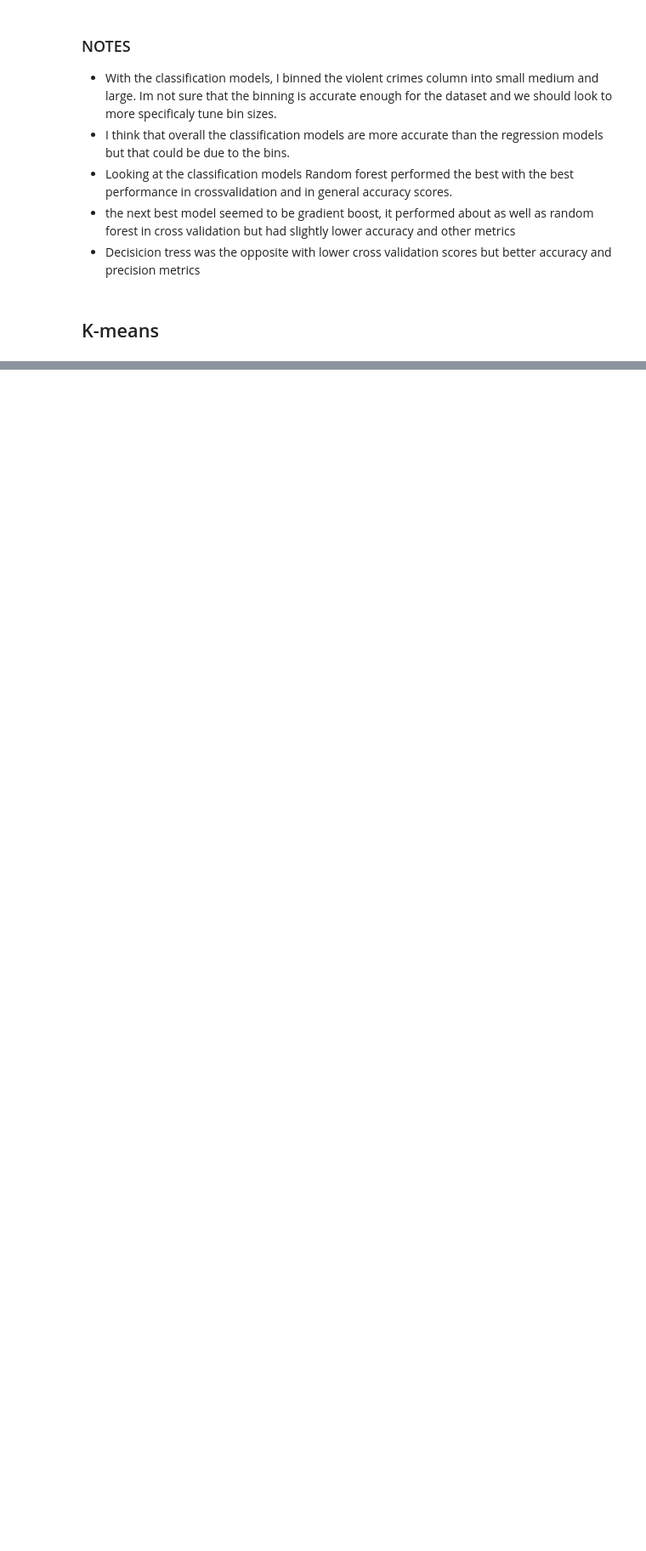
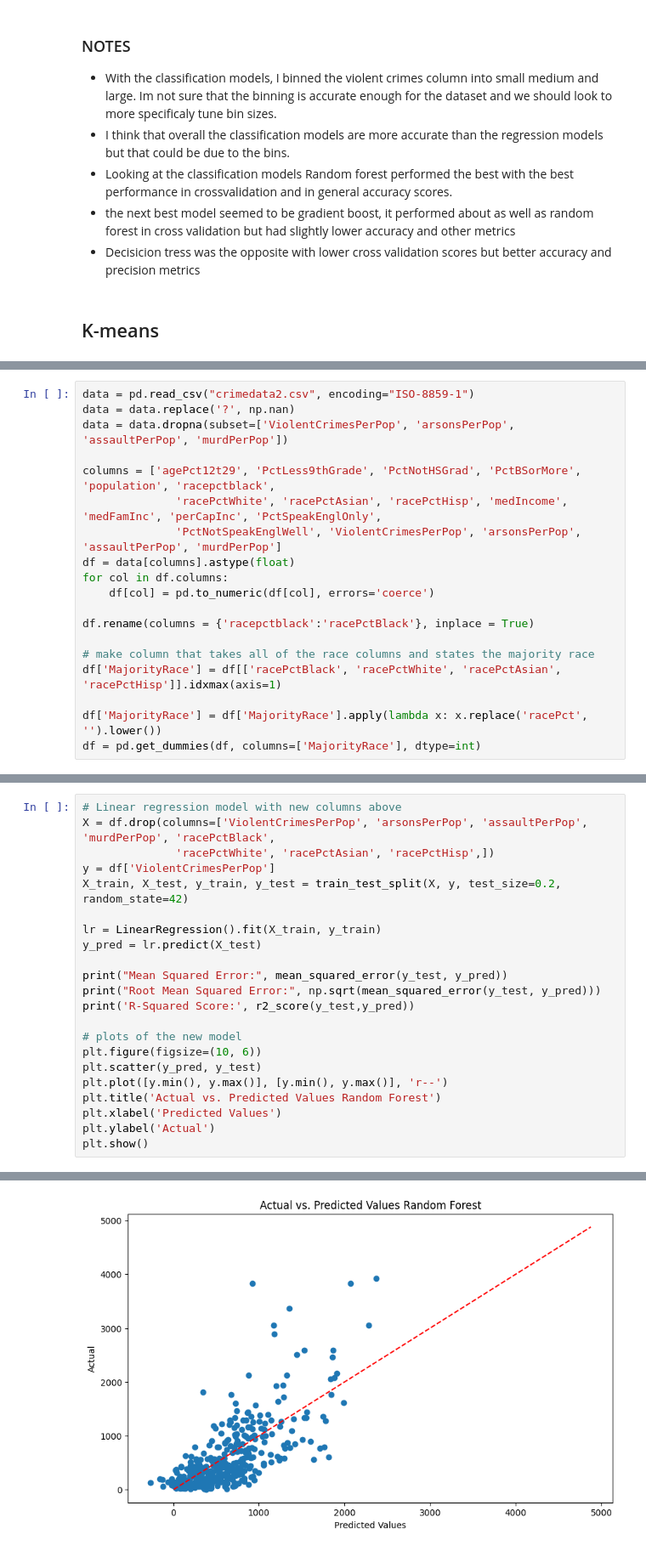
Before and after one commit to FrancoA325/PredictiveG24, a Jupyter notebook: sprint6.ipynb, the cells around one changed output, grey strips where cells are left out. Shown at 85% size. Cells and saved outputs as stored; diff of their text form; blank space fills up the shorter version.

Commit message:
grouped columns

```diff
--- a/sprint6.ipynb
+++ b/sprint6.ipynb
@@ -483,0 +486,19 @@ Cluster Centers:
+# %%
+data = pd.read_csv("crimedata2.csv", encoding="ISO-8859-1")
+data = data.replace('?', np.nan)
+data = data.dropna(subset=['ViolentCrimesPerPop', 'arsonsPerPop', 'assaultPerPop', 'murdPerPop'])
+
+columns = ['agePct12t29', 'PctLess9thGrade', 'PctNotHSGrad', 'PctBSorMore', 'population', 'racepctblack',
+              'racePctWhite', 'racePctAsian', 'racePctHisp', 'medIncome', 'medFamInc', 'perCapInc', 'PctSpeakEnglOnly',
+              'PctNotSpeakEnglWell', 'ViolentCrimesPerPop', 'arsonsPerPop', 'assaultPerPop', 'murdPerPop']
+df = data[columns].astype(float)
+for col in df.columns:
+    df[col] = pd.to_numeric(df[col], errors='coerce')
+
+df.rename(columns = {'racepctblack':'racePctBlack'}, inplace = True)
+
+# make column that takes all of the race columns and states the majority race
+df['MajorityRace'] = df[['racePctBlack', 'racePctWhite', 'racePctAsian', 'racePctHisp']].idxmax(axis=1)
+
+df['MajorityRace'] = df['MajorityRace'].apply(lambda x: x.replace('racePct', '').lower())
+df = pd.get_dummies(df, columns=['MajorityRace'], dtype=int)
@@ -483,0 +507,23 @@ Cluster Centers:
+# %%
+# Linear regression model with new columns above
+X = df.drop(columns=['ViolentCrimesPerPop', 'arsonsPerPop', 'assaultPerPop', 'murdPerPop', 'racePctBlack',
+              'racePctWhite', 'racePctAsian', 'racePctHisp',])
+y = df['ViolentCrimesPerPop']
+X_train, X_test, y_train, y_test = train_test_split(X, y, test_size=0.2, random_state=42)
+
+lr = LinearRegression().fit(X_train, y_train)
+y_pred = lr.predict(X_test)
+
+print("Mean Squared Error:", mean_squared_error(y_test, y_pred))
+print("Root Mean Squared Error:", np.sqrt(mean_squared_error(y_test, y_pred)))
+print('R-Squared Score:', r2_score(y_test,y_pred))
+
+# plots of the new model
+plt.figure(figsize=(10, 6))
+plt.scatter(y_pred, y_test)
+plt.plot([y.min(), y.max()], [y.min(), y.max()], 'r--')
+plt.title('Actual vs. Predicted Values Random Forest')
+plt.xlabel('Predicted Values')
+plt.ylabel('Actual')
+plt.show()
+# %% [output]
@@ -483,0 +533 @@ Cluster Centers:
+[figure, added]
```
Also changed, not shown: parts of 24 cells of this notebook.
